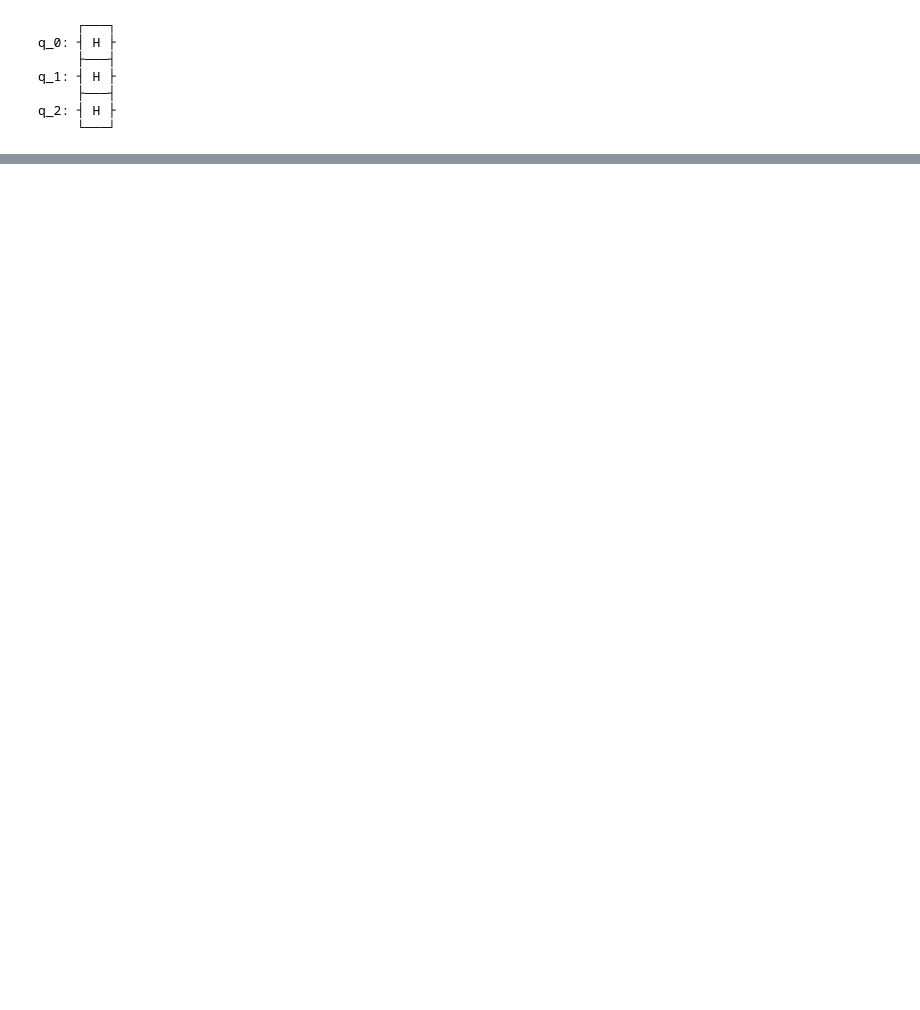
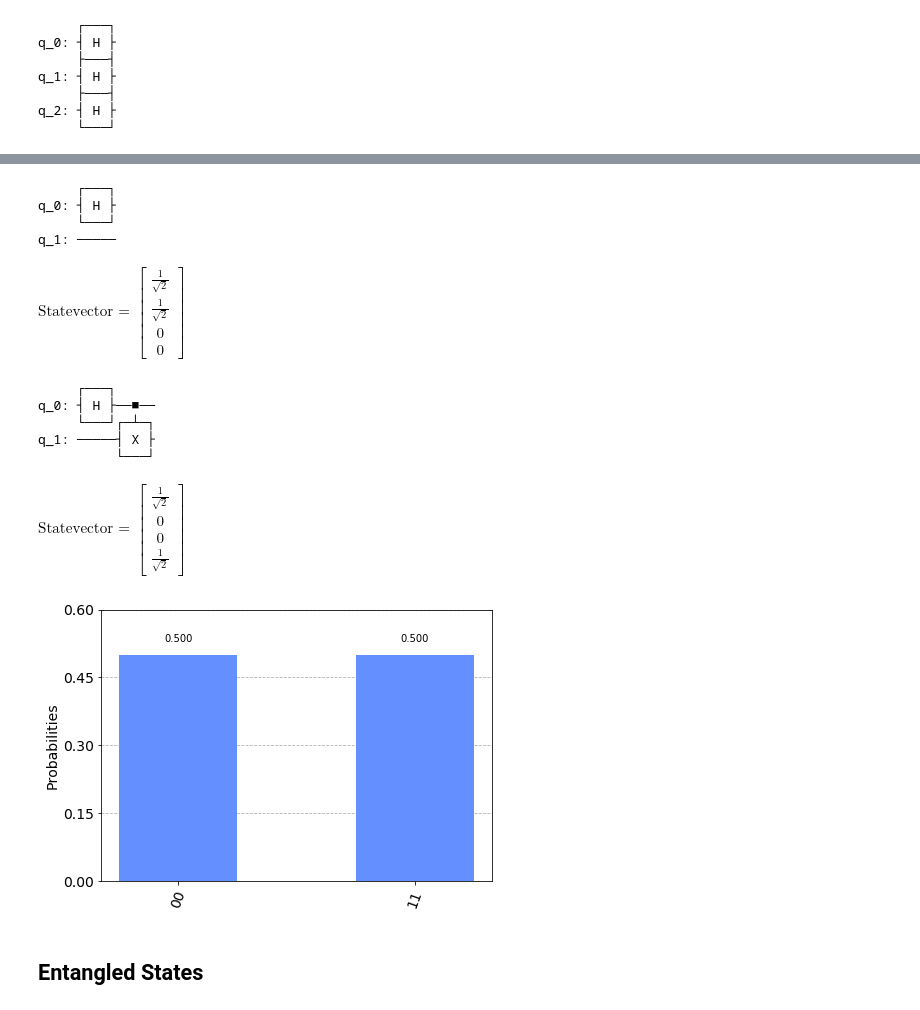
Before and after one commit to tokarev-i-v/quantums, a Jupyter notebook: 2.2 Multiple Qubits and Entangled States.ipynb, the cells around one changed output, grey strips where cells are left out. Cells and saved outputs as stored; diff of their text form; code cells hidden in the pictures; blank space fills up the shorter version.

```diff
--- a/2.2 Multiple Qubits and Entangled States.ipynb
+++ b/2.2 Multiple Qubits and Entangled States.ipynb
@@ -37,0 +184,56 @@ ModuleNotFoundError: No module named 'qiskit_textbook'
+# %%
+qc = QuantumCircuit(2)
+qc.h(0)
+qc.draw()
+# %% [output]
+     ┌───┐
+q_0: ┤ H ├
+     └───┘
+q_1: ─────
+# %%
+backend = Aer.get_backend('statevector_simulator')
+result = execute(qc, backend).result()
+st_vector = result.get_statevector()
+array_to_latex(st_vector, pretext = "\\text{Statevector = }")
+# %% [output]
+$\displaystyle
+\text{Statevector = }\begin{bmatrix}
+\tfrac{1}{\sqrt{2}} \\
+\tfrac{1}{\sqrt{2}} \\
+0 \\
+0
+\end{bmatrix}
+$
+# %%
+qc = QuantumCircuit(2)
+qc.h(0)
+qc.cx(0,1)
+qc.draw()
+# %% [output]
+     ┌───┐
+q_0: ┤ H ├──■──
+     └───┘┌─┴─┐
+q_1: ─────┤ X ├
+          └───┘
+# %%
+backend = Aer.get_backend('statevector_simulator')
+result = execute(qc, backend).result()
+st_vector = result.get_statevector()
+count = result.get_counts()
+# %%
+array_to_latex(st_vector, pretext = "\\text{Statevector = }")
+# %% [output]
+$\displaystyle
+\text{Statevector = }\begin{bmatrix}
+\tfrac{1}{\sqrt{2}} \\
+0 \\
+0 \\
+\tfrac{1}{\sqrt{2}}
+\end{bmatrix}
+$
+# %%
+plot_histogram(count)
+# %% [output]
+[figure, added]
+# %% [markdown]
+## Entangled States
```
Also changed, not shown: parts of 14 cells of this notebook, 3 other files.
